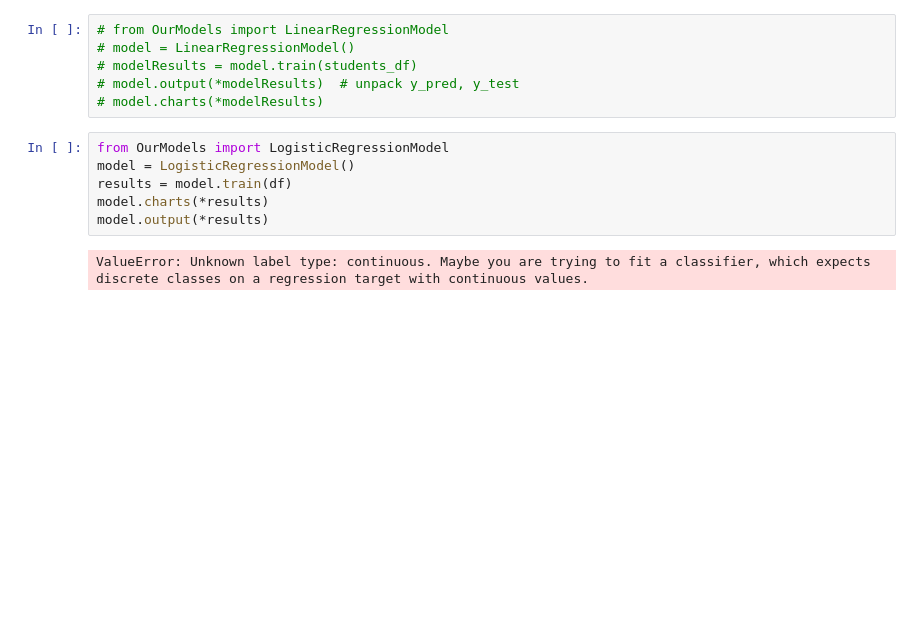
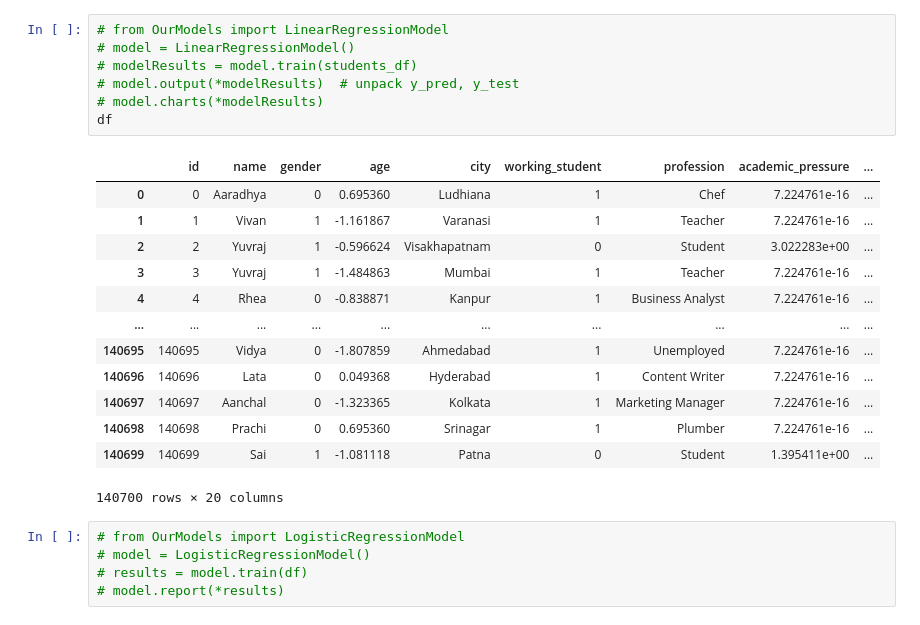
Before and after one commit to nikankad/COS322-depression, a Jupyter notebook: src/main.ipynb, the cells around one changed output. Saved outputs shown, nothing was run; the diff lists cells and outputs as text; blank space fills up the shorter version.

```diff
--- a/src/main.ipynb
+++ b/src/main.ipynb
@@ -76,14 +71,26 @@ display(students_df)
 # %%
 # from OurModels import LinearRegressionModel
 # model = LinearRegressionModel()
 # modelResults = model.train(students_df)
 # model.output(*modelResults)  # unpack y_pred, y_test
 # model.charts(*modelResults)
+df
+# %% [output]
+|  | id | name | gender | age | city | working_student | profession | academic_pressure | ... |
+| 0 | 0 | Aaradhya | 0 | 0.695360 | Ludhiana | 1 | Chef | 7.224761e-16 | ... |
+| 1 | 1 | Vivan | 1 | -1.161867 | Varanasi | 1 | Teacher | 7.224761e-16 | ... |
+| 2 | 2 | Yuvraj | 1 | -0.596624 | Visakhapatnam | 0 | Student | 3.022283e+00 | ... |
+| 3 | 3 | Yuvraj | 1 | -1.484863 | Mumbai | 1 | Teacher | 7.224761e-16 | ... |
+| 4 | 4 | Rhea | 0 | -0.838871 | Kanpur | 1 | Business Analyst | 7.224761e-16 | ... |
+| ... | ... | ... | ... | ... | ... | ... | ... | ... | ... |
+| 140695 | 140695 | Vidya | 0 | -1.807859 | Ahmedabad | 1 | Unemployed | 7.224761e-16 | ... |
+| 140696 | 140696 | Lata | 0 | 0.049368 | Hyderabad | 1 | Content Writer | 7.224761e-16 | ... |
+| 140697 | 140697 | Aanchal | 0 | -1.323365 | Kolkata | 1 | Marketing Manager | 7.224761e-16 | ... |
+| 140698 | 140698 | Prachi | 0 | 0.695360 | Srinagar | 1 | Plumber | 7.224761e-16 | ... |
+| 140699 | 140699 | Sai | 1 | -1.081118 | Patna | 0 | Student | 1.395411e+00 | ... |
+140700 rows × 20 columns
 # %%
-from OurModels import LogisticRegressionModel
-model = LogisticRegressionModel()
-results = model.train(df)
-model.charts(*results)
-model.output(*results)
+# from OurModels import LogisticRegressionModel
+# model = LogisticRegressionModel()
+# results = model.train(df)
+# model.report(*results)
-# %% [output]
-ValueError: Unknown label type: continuous. Maybe you are trying to fit a classifier, which expects discrete classes on a regression target with continuous values.
```
Also changed, not shown: parts of 9 cells of this notebook, 5 other files.
